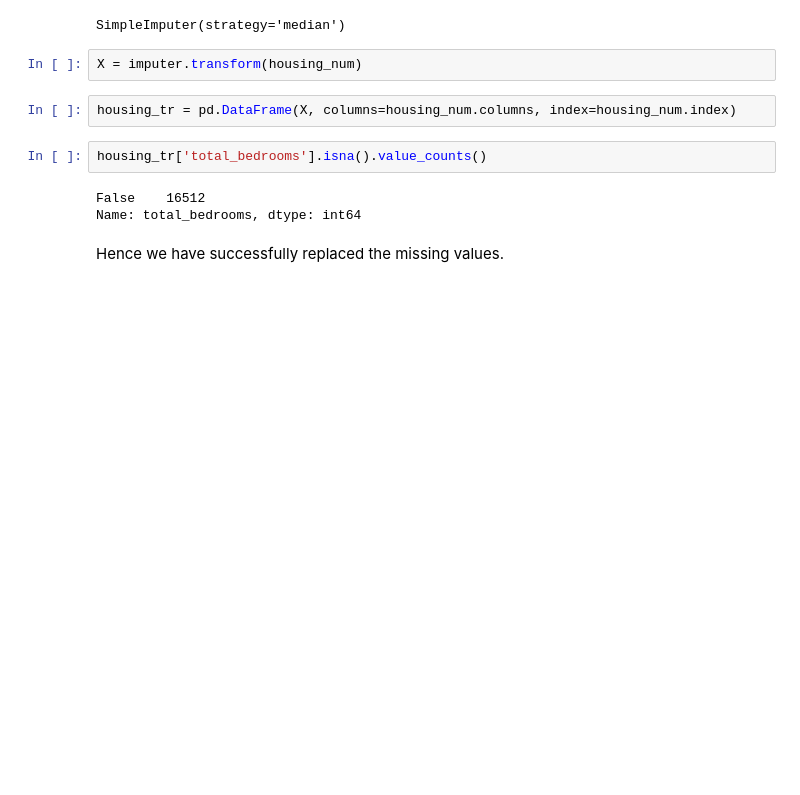
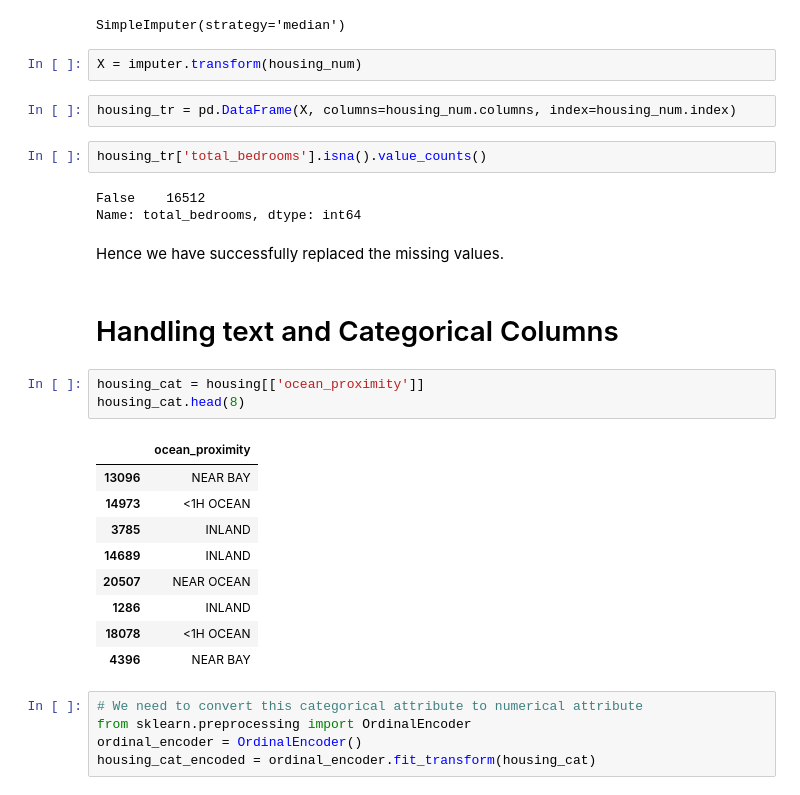
Before and after one commit to Vineet2102/House_Price_Prediction, a Jupyter notebook: house-price-prediction.ipynb, the cells around one changed output. Drawn from its saved outputs; the diff is of its cells as text; blank space fills up the shorter version.

```diff
--- a/house-price-prediction.ipynb
+++ b/house-price-prediction.ipynb
@@ -296,3 +296,23 @@ False    16512
 Name: total_bedrooms, dtype: int64
 # %% [markdown]
 Hence we have successfully replaced the missing values.
+# %% [markdown]
+# Handling text and Categorical Columns
+# %%
+housing_cat = housing[['ocean_proximity']]
+housing_cat.head(8)
+# %% [output]
+|  | ocean_proximity |
+| 13096 | NEAR BAY |
+| 14973 | <1H OCEAN |
+| 3785 | INLAND |
+| 14689 | INLAND |
+| 20507 | NEAR OCEAN |
+| 1286 | INLAND |
+| 18078 | <1H OCEAN |
+| 4396 | NEAR BAY |
+# %%
+# We need to convert this categorical attribute to numerical attribute
+from sklearn.preprocessing import OrdinalEncoder
+ordinal_encoder = OrdinalEncoder()
+housing_cat_encoded = ordinal_encoder.fit_transform(housing_cat)
```
Also changed, not shown: parts of 15 cells of this notebook.
